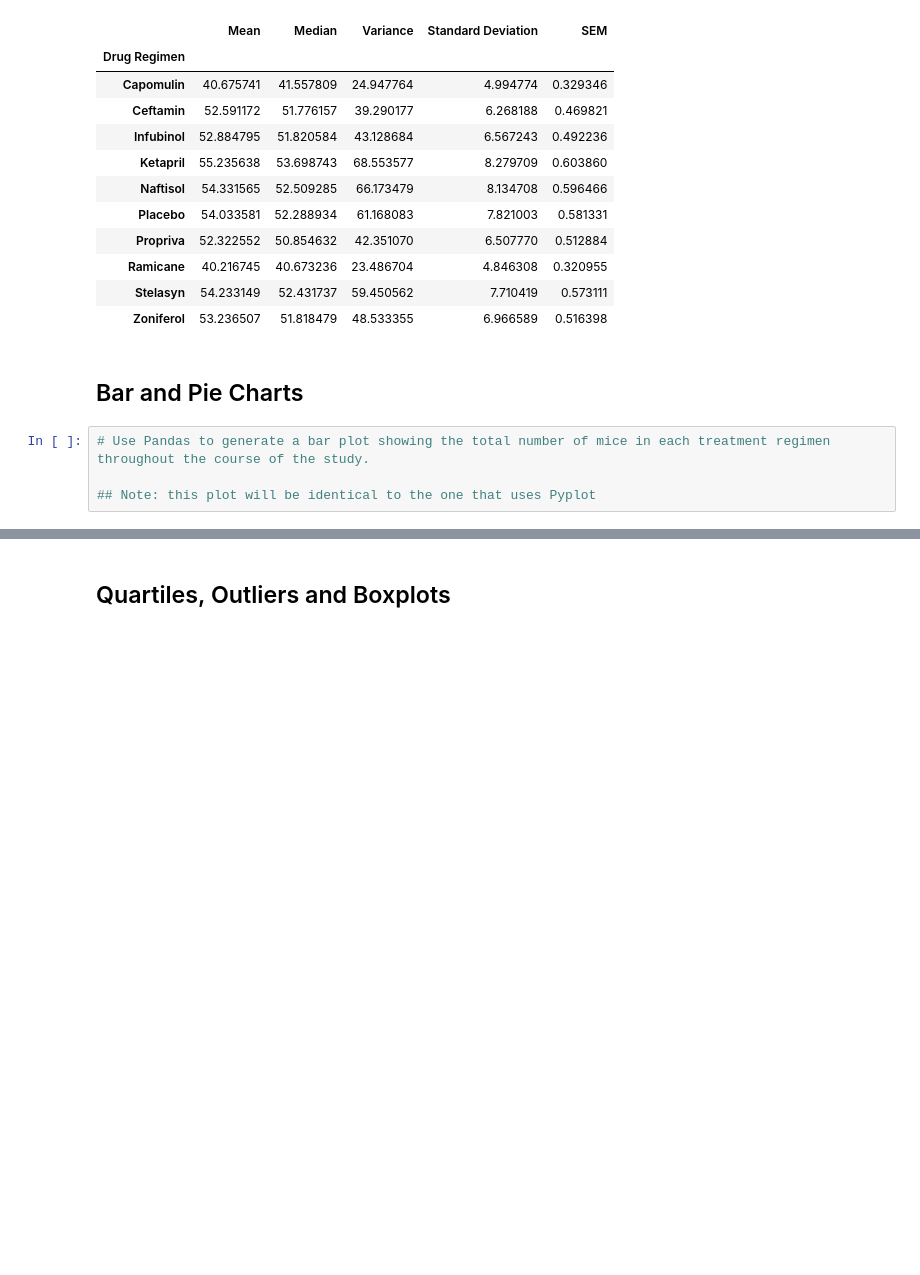
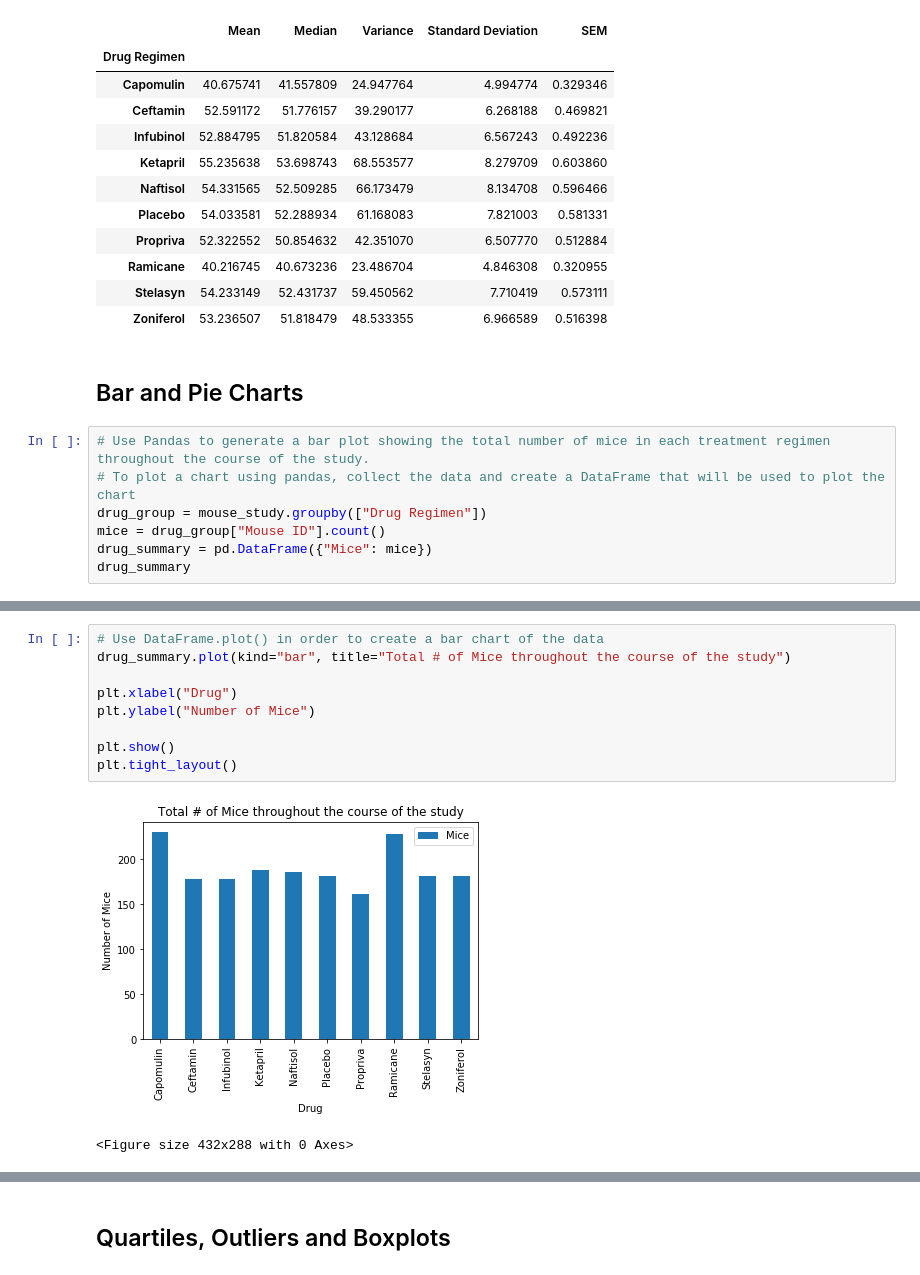
Before and after one commit to GGVittoria/Matplotlib-Homework, a Jupyter notebook: Pymaceuticals/pymaceuticals_JV.ipynb, the cells around one changed output, grey strips where cells are left out. Drawn from its saved outputs; the diff is of its cells as text; blank space fills up the shorter version.

Commit message:
Bar and Pie Charts completed

```diff
--- a/Pymaceuticals/pymaceuticals_JV.ipynb
+++ b/Pymaceuticals/pymaceuticals_JV.ipynb
@@ -191,5 +191,8 @@ summary_statistics
 ## Bar and Pie Charts
 # %%
 # Use Pandas to generate a bar plot showing the total number of mice in each treatment regimen throughout the course of the study.
-
-## Note: this plot will be identical to the one that uses Pyplot
+# To plot a chart using pandas, collect the data and create a DataFrame that will be used to plot the chart
+drug_group = mouse_study.groupby(["Drug Regimen"])
+mice = drug_group["Mouse ID"].count()
+drug_summary = pd.DataFrame({"Mice": mice})
+drug_summary
@@ -196,2 +212,14 @@ summary_statistics
+# %%
+# Use DataFrame.plot() in order to create a bar chart of the data
+drug_summary.plot(kind="bar", title="Total # of Mice throughout the course of the study")
+
+plt.xlabel("Drug")
+plt.ylabel("Number of Mice")
+
+plt.show()
+plt.tight_layout()
+# %% [output]
+[figure, added]
+<Figure size 432x288 with 0 Axes>
 # %%
 # Use Pyplot to generate a bar plot showing the total number of mice treatment in each treatment regimen throughout the course of the study.
```
Also changed, not shown: parts of 11 cells of this notebook.
